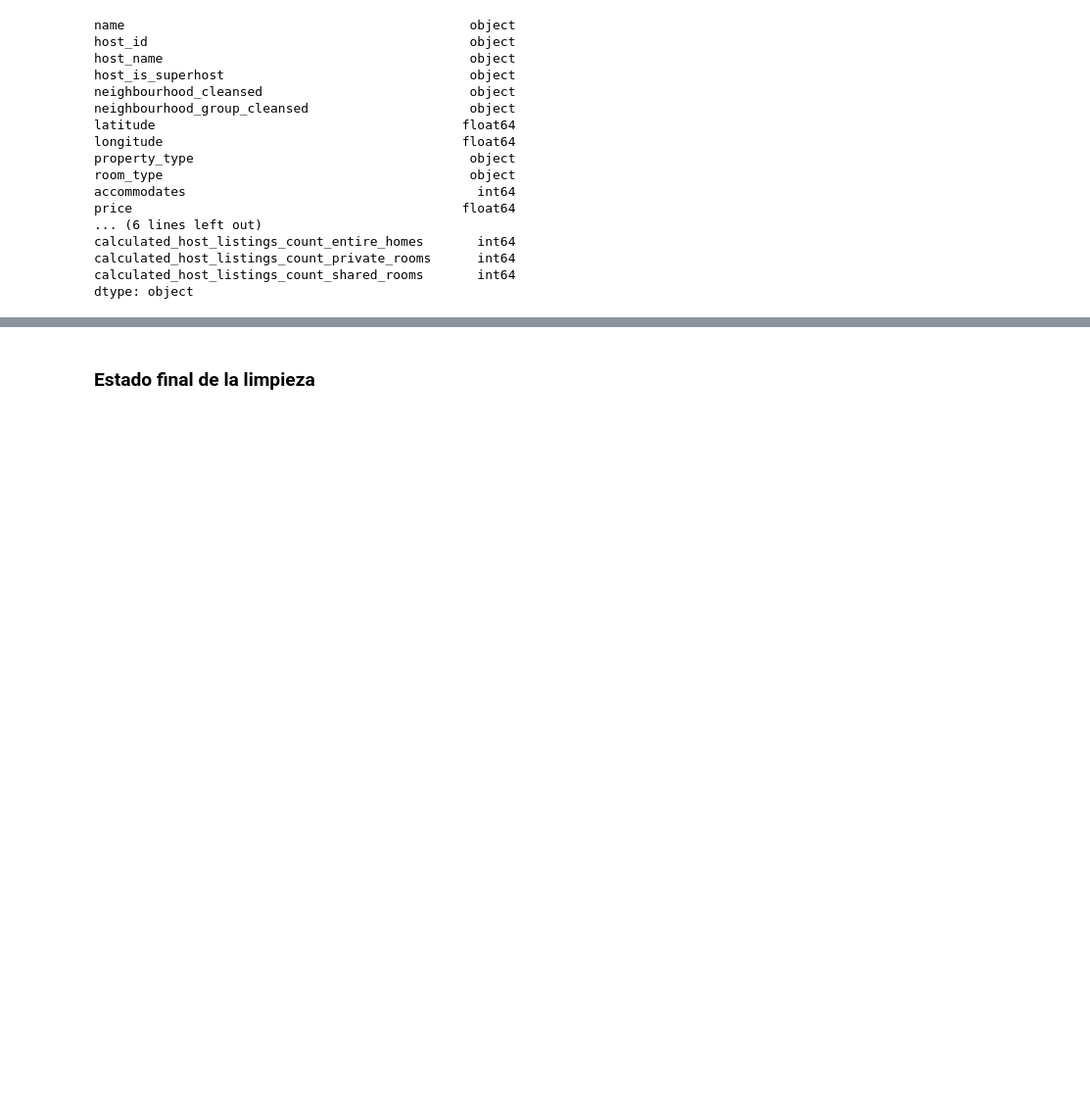
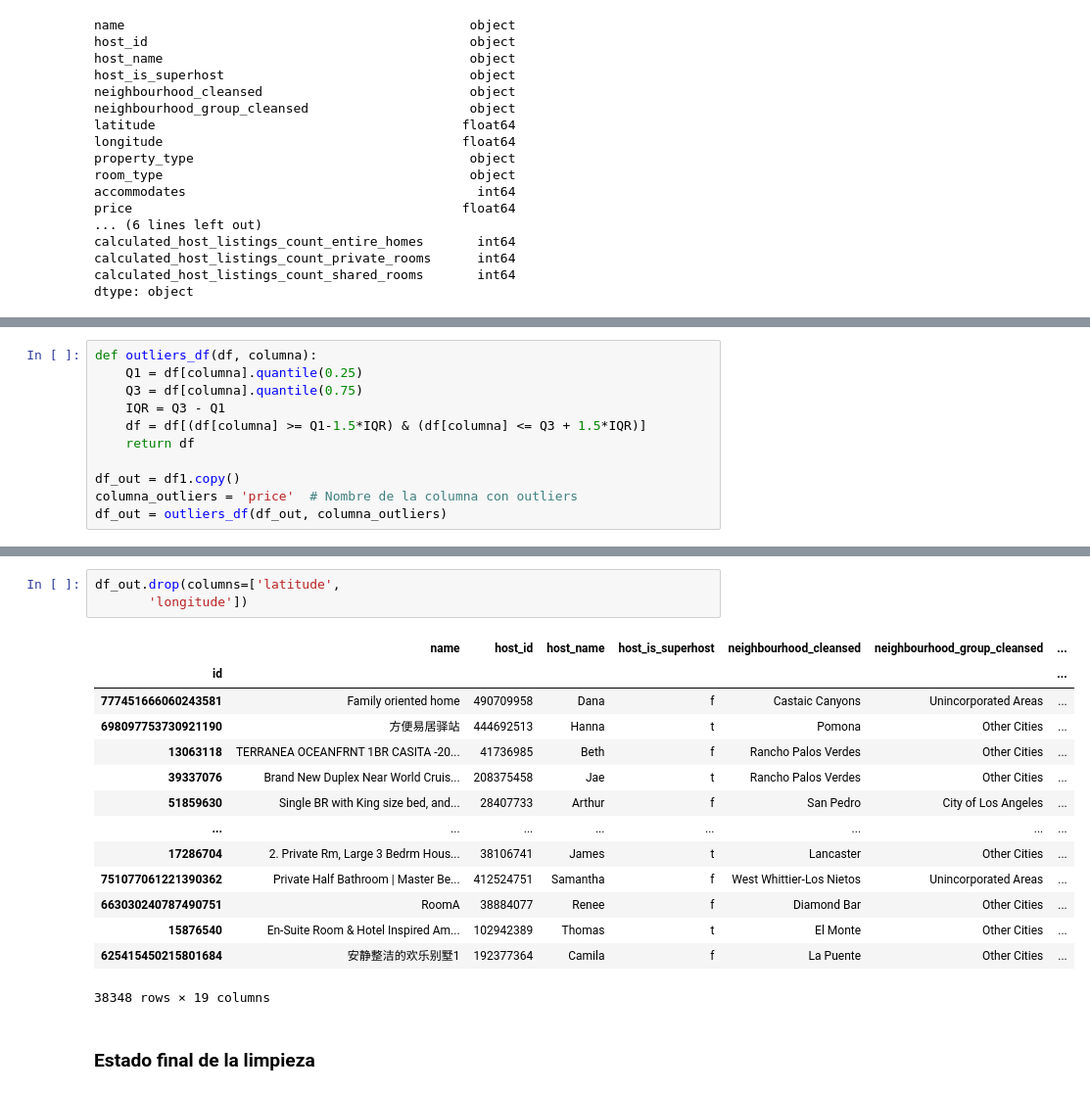
Before and after one commit to bravovielisa/LosAngeles_airbnb, a Jupyter notebook: Los_Angeles_airbnb.ipynb, the cells around one changed output, grey strips where cells are left out. Shown: that part at 98% size. Saved outputs shown, nothing was run; the diff lists cells and outputs as text; blank space fills up the shorter version.

Commit message:
create outliers_price

```diff
--- a/Los_Angeles_airbnb.ipynb
+++ b/Los_Angeles_airbnb.ipynb
@@ -378,0 +381,11 @@ dtype: object
+# %%
+def outliers_df(df, columna):
+    Q1 = df[columna].quantile(0.25)
+    Q3 = df[columna].quantile(0.75)
+    IQR = Q3 - Q1
+    df = df[(df[columna] >= Q1-1.5*IQR) & (df[columna] <= Q3 + 1.5*IQR)]
+    return df
+
+df_out = df1.copy()
+columna_outliers = 'price'  # Nombre de la columna con outliers
+df_out = outliers_df(df_out, columna_outliers)
@@ -379,3 +421,21 @@ dtype: object
+# %%
+df_out.drop(columns=['latitude',
+       'longitude'])
+# %% [output]
+|  | name | host_id | host_name | host_is_superhost | neighbourhood_cleansed | neighbourhood_group_cleansed | ... |
+| id |  |  |  |  |  |  | ... |
+| 777451666060243581 | Family oriented home | 490709958 | Dana | f | Castaic Canyons | Unincorporated Areas | ... |
+| 698097753730921190 | 方便易居驿站 | 444692513 | Hanna | t | Pomona | Other Cities | ... |
+| 13063118 | TERRANEA OCEANFRNT 1BR CASITA -20... | 41736985 | Beth | f | Rancho Palos Verdes | Other Cities | ... |
+| 39337076 | Brand New Duplex Near World Cruis... | 208375458 | Jae | t | Rancho Palos Verdes | Other Cities | ... |
+| 51859630 | Single BR with King size bed, and... | 28407733 | Arthur | f | San Pedro | City of Los Angeles | ... |
+| ... | ... | ... | ... | ... | ... | ... | ... |
+| 17286704 | 2. Private Rm, Large 3 Bedrm Hous... | 38106741 | James | t | Lancaster | Other Cities | ... |
+| 751077061221390362 | Private Half Bathroom | Master Be... | 412524751 | Samantha | f | West Whittier-Los Nietos | Unincorporated Areas | ... |
+| 663030240787490751 | RoomA | 38884077 | Renee | f | Diamond Bar | Other Cities | ... |
+| 15876540 | En-Suite Room & Hotel Inspired Am... | 102942389 | Thomas | t | El Monte | Other Cities | ... |
+| 625415450215801684 | 安静整洁的欢乐别墅1 | 192377364 | Camila | f | La Puente | Other Cities | ... |
+38348 rows × 19 columns
 # %% [markdown]
 ### Estado final de la limpieza
 # %%
```
Also changed, not shown: parts of 9 cells of this notebook, 1 other file.
